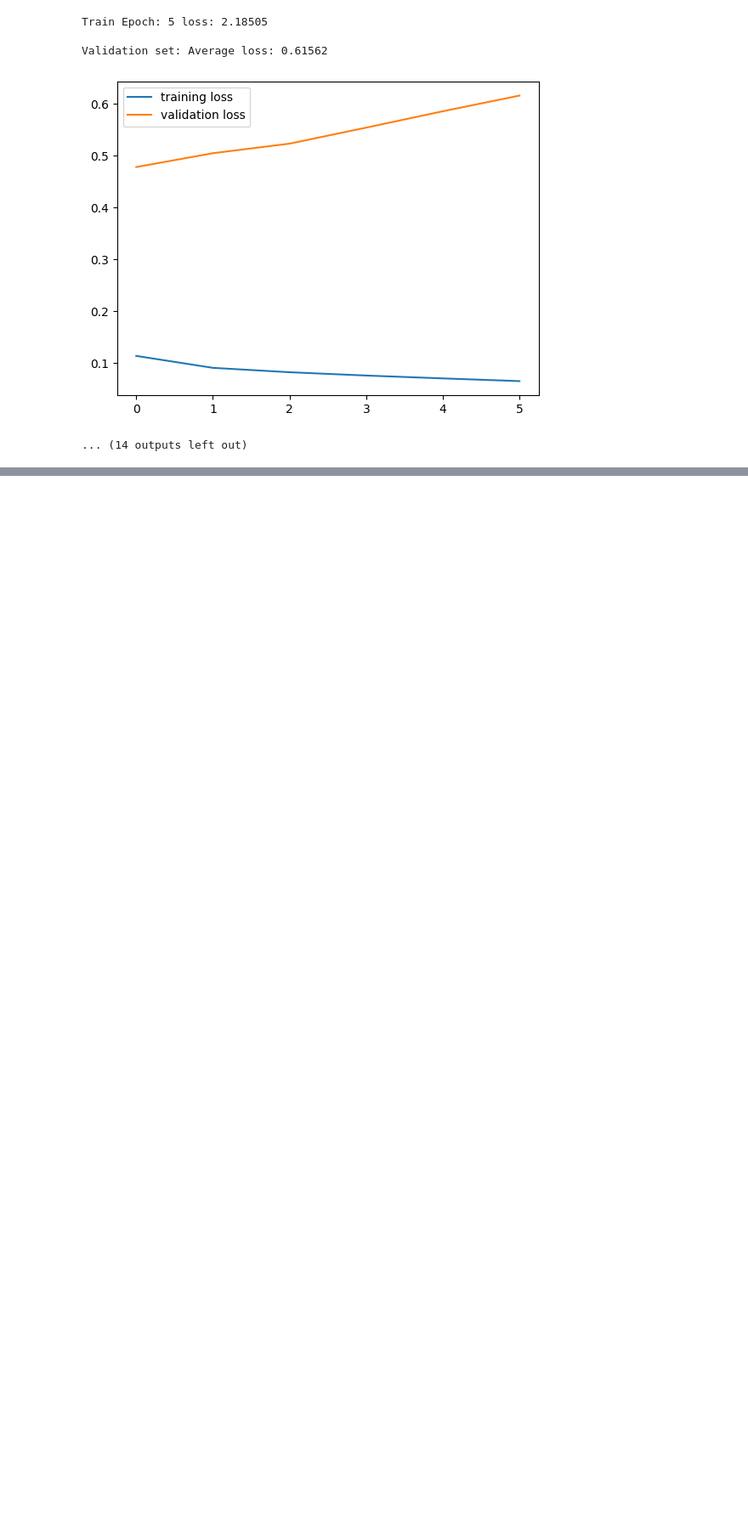
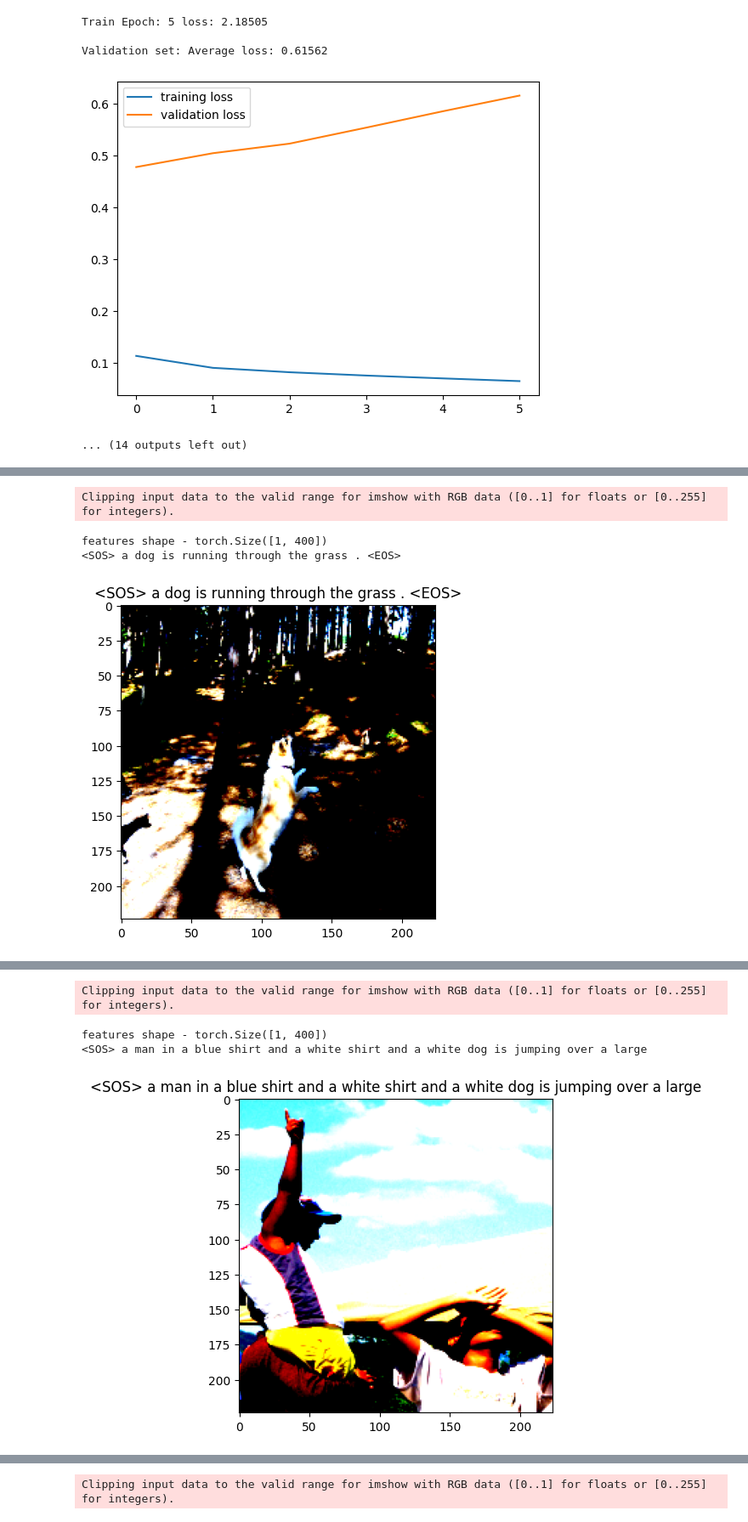
Before and after one commit to DCC-UAB/dlnn-project_ia-group_2, a Jupyter notebook: training_model_2_loader_v2.ipynb, the cells around one changed output, grey strips where cells are left out. Shown at 85% size. Drawn from its saved outputs; the diff is of its cells as text; code cells hidden in the pictures; blank space fills up the shorter version.

Commit message:
visualizng val captions and train and val losses

```diff
--- a/training_model_2_loader_v2.ipynb
+++ b/training_model_2_loader_v2.ipynb
@@ -25,18 +25,15 @@ input_size = (224,224)
 
 transform_train = transforms.Compose(
 [
-transforms.RandomResizedCrop(input_size),   # ADDED RANDOM RESIZED CROP
+transforms.Resize(input_size),
 transforms.RandomHorizontalFlip(),          # ADDED RANDOM HORIZONTAL FLIP
 transforms.ToTensor(),
-transforms.Normalize([0.485, 0.456, 0.406], [0.229, 0.224, 0.225])
 ])
 
 transform_val = transforms.Compose(
 [
 transforms.Resize(input_size),
-transforms.CenterCrop(input_size),
 transforms.ToTensor(),
-transforms.Normalize([0.485, 0.456, 0.406], [0.229, 0.224, 0.225])
 ])
 
 # Split data into train and test sets
@@ -65,6 +62,6 @@ train_dataloader = get_train_loader(data_dir=data_dir, dataframe=train_df, trans
 val_dataloader = get_val_test_loader(data_dir=data_dir, dataframe=val_df, transform=transform_val)
 test_dataloader = get_val_test_loader(data_dir=data_dir, dataframe=test_df, transform=transform_val)
 
-print(len(train_dataloader))
-print(len(val_dataloader))
+print(lenght_train_df)
+print(len(vocab_train_df))
 # %% [output]
@@ -135,7 +132,7 @@ Validation set: Average loss: 0.61562
 def main():
 
     num_epochs = 20
-    print_every = 2000
+    print_every = 250
 
     for epoch in range(1,num_epochs+1):
         for idx, (image, captions) in enumerate(iter(train_dataloader)):
@@ -181,0 +179,4 @@ RuntimeError: cudnn RNN backward can only be called in training mode
+Clipping input data to the valid range for imshow with RGB data ([0..1] for floats or [0..255] for integers).
+features shape - torch.Size([1, 400])
+<SOS> a dog is running through the grass . <EOS>
+[figure, added]
@@ -181,0 +184,4 @@ RuntimeError: cudnn RNN backward can only be called in training mode
+Clipping input data to the valid range for imshow with RGB data ([0..1] for floats or [0..255] for integers).
+features shape - torch.Size([1, 400])
+<SOS> a man in a blue shirt and a white shirt and a white dog is jumping over a large
+[figure, added]
@@ -181,0 +189 @@ RuntimeError: cudnn RNN backward can only be called in training mode
+Clipping input data to the valid range for imshow with RGB data ([0..1] for floats or [0..255] for integers).
```
Also changed, not shown: parts of 5 cells of this notebook, 1 other file.
